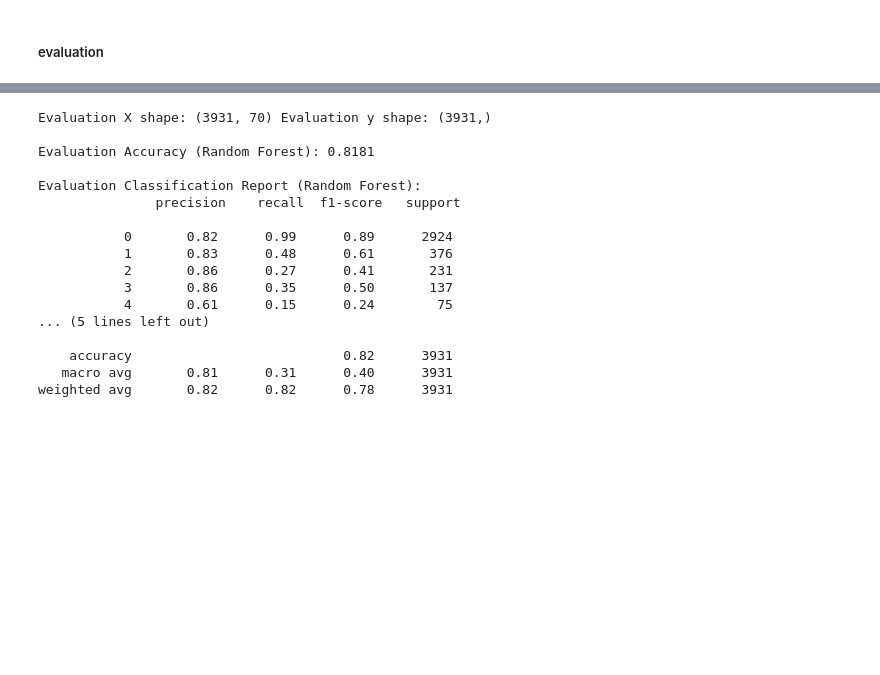
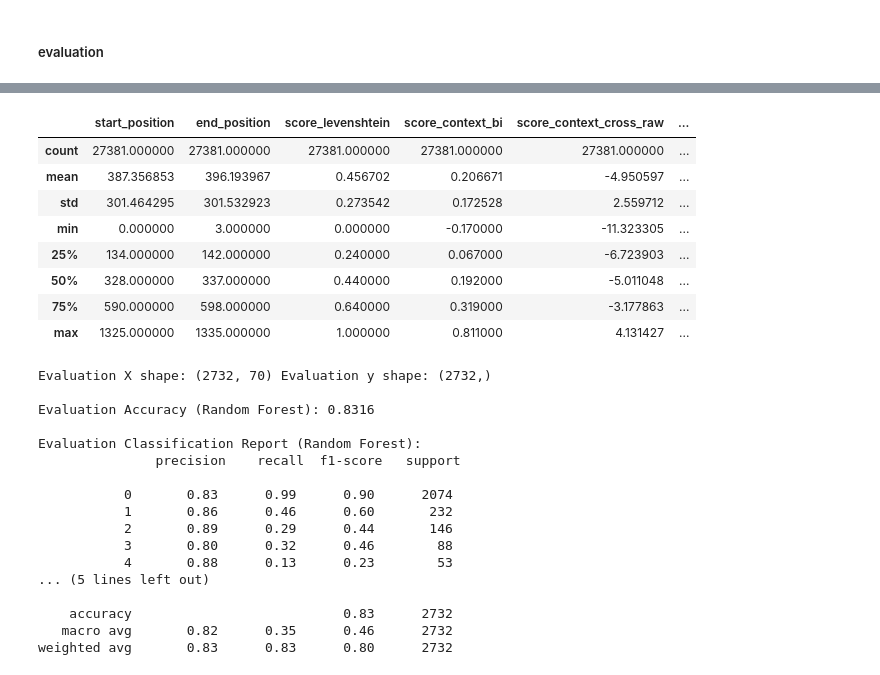
Before and after one commit to Danzigerrr/ProbNEL, a Jupyter notebook: Colab Notebooks/Candidate_Selector_Heavy_AI_Model.ipynb, the cells around one changed output, grey strips where cells are left out. Saved outputs shown, nothing was run; the diff lists cells and outputs as text; code cells hidden in the pictures; blank space fills up the shorter version.

```diff
--- a/Colab Notebooks/Candidate_Selector_Heavy_AI_Model.ipynb
+++ b/Colab Notebooks/Candidate_Selector_Heavy_AI_Model.ipynb
@@ -1523,0 +1415,3 @@ DataFrame saved to test_scored_data_20250422_201736.csv
+# %%
+evaluation_df = pd.read_csv(csv_filename)
+evaluation_df.info()
@@ -1524,3 +1436,15 @@ DataFrame saved to test_scored_data_20250422_201736.csv
+# %%
+evaluation_df.describe()
+# %% [output]
+|  | start_position | end_position | score_levenshtein | score_context_bi | score_context_cross_raw | ... |
+| count | 27381.000000 | 27381.000000 | 27381.000000 | 27381.000000 | 27381.000000 | ... |
+| mean | 387.356853 | 396.193967 | 0.456702 | 0.206671 | -4.950597 | ... |
+| std | 301.464295 | 301.532923 | 0.273542 | 0.172528 | 2.559712 | ... |
+| min | 0.000000 | 3.000000 | 0.000000 | -0.170000 | -11.323305 | ... |
+| 25% | 134.000000 | 142.000000 | 0.240000 | 0.067000 | -6.723903 | ... |
+| 50% | 328.000000 | 337.000000 | 0.440000 | 0.192000 | -5.011048 | ... |
+| 75% | 590.000000 | 598.000000 | 0.640000 | 0.319000 | -3.177863 | ... |
+| max | 1325.000000 | 1335.000000 | 1.000000 | 0.811000 | 4.131427 | ... |
 # %%
 
 # 2. Load Golden Annotations for Evaluation
@@ -1573,11 +1497,11 @@ def build_grouped_dataframe_rf_evaluation(df, max_candidates=10):
         candidates = group[[
             'score_levenshtein',
             'score_context_bi',
-            'score_context_cross_raw', # Use the raw cross score here
+            'score_context_cross',
             'score_jaccard',
             'score_popularity',
-            'score_position', # Use the normalized position score here
-            'score_types_embedding_raw'
+            'score_position',
+            'score_types_embedding'
         ]].values
         if len(candidates) < max_candidates:
             pad = np.zeros((max_candidates - len(candidates), candidates.shape[1]))
@@ -1604,20 +1528,20 @@ eval_accuracy_rf = accuracy_score(y_eval_rf, y_pred_eval_rf)
 print(f"\nEvaluation Accuracy (Random Forest): {eval_accuracy_rf:.4f}")
 print("\nEvaluation Classification Report (Random Forest):\n", classification_report(y_eval_rf, y_pred_eval_rf, zero_division=0))
 # %% [output]
-Evaluation X shape: (3931, 70) Evaluation y shape: (3931,)
+Evaluation X shape: (2732, 70) Evaluation y shape: (2732,)
 
-Evaluation Accuracy (Random Forest): 0.8181
+Evaluation Accuracy (Random Forest): 0.8316
 
 Evaluation Classification Report (Random Forest):
                precision    recall  f1-score   support
 
-           0       0.82      0.99      0.89      2924
-           1       0.83      0.48      0.61       376
-           2       0.86      0.27      0.41       231
-           3       0.86      0.35      0.50       137
-           4       0.61      0.15      0.24        75
+           0       0.83      0.99      0.90      2074
+           1       0.86      0.46      0.60       232
+           2       0.89      0.29      0.44       146
+           3       0.80      0.32      0.46        88
+           4       0.88      0.13      0.23        53
 ... (5 lines left out)
 
-    accuracy                           0.82      3931
-   macro avg       0.81      0.31      0.40      3931
-weighted avg       0.82      0.82      0.78      3931
+    accuracy                           0.83      2732
+   macro avg       0.82      0.35      0.46      2732
+weighted avg       0.83      0.83      0.80      2732
```
Also changed, not shown: parts of 46 cells of this notebook.
